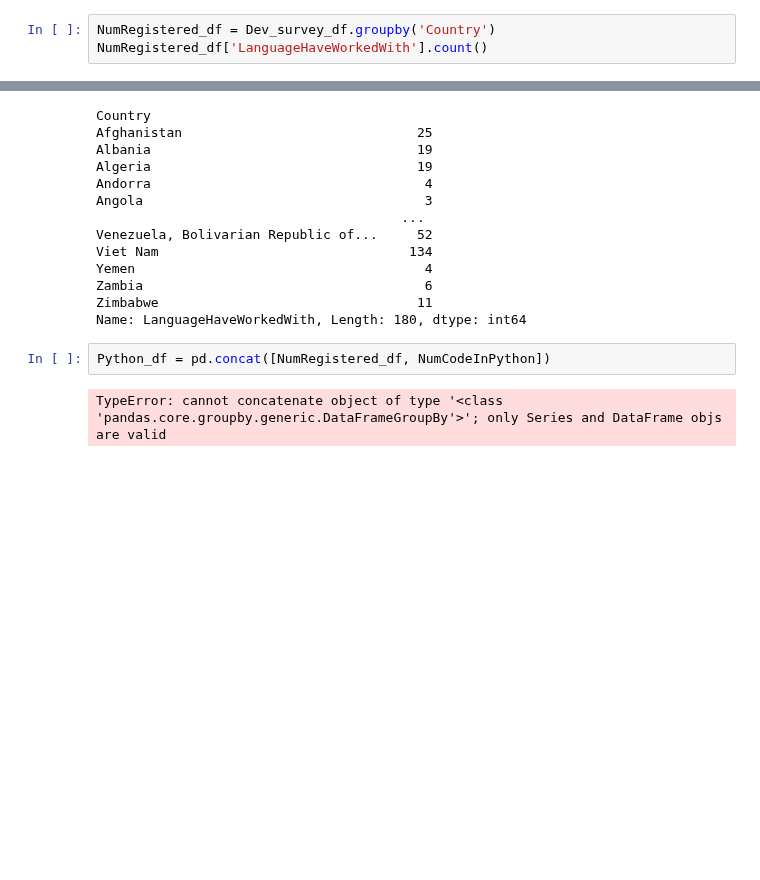
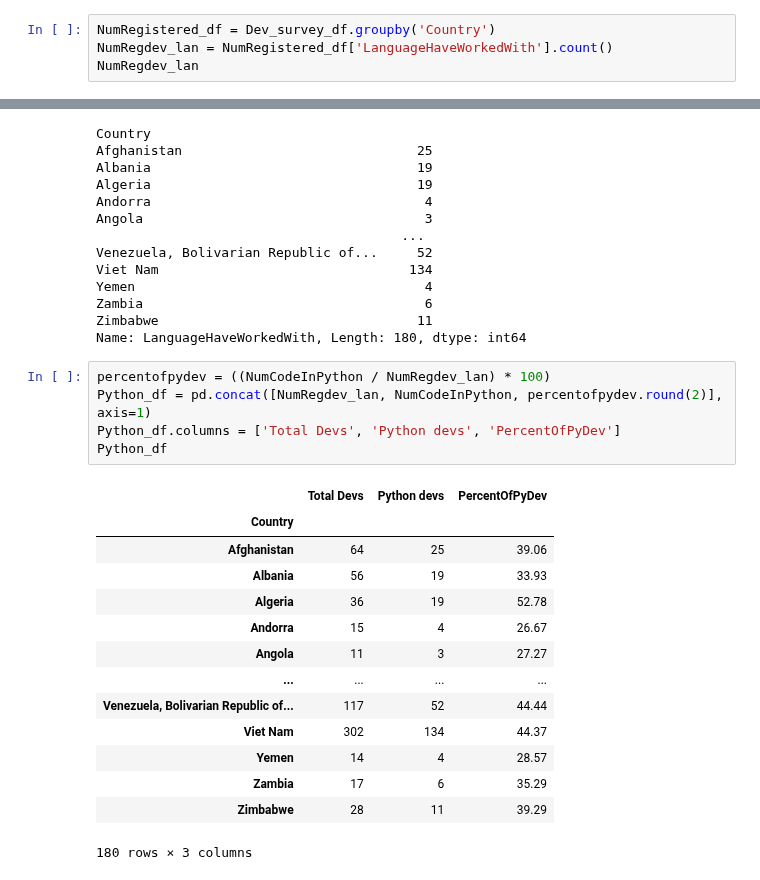
Before and after one commit to Ronnie5562/ML002, a Jupyter notebook: Section2/Pandas/Grouping_Aggregating.ipynb, the cells around one changed output, grey strips where cells are left out. Saved outputs shown, nothing was run; the diff lists cells and outputs as text; blank space fills up the shorter version.

Commit message:
Python is cool

```diff
--- a/Section2/Pandas/Grouping_Aggregating.ipynb
+++ b/Section2/Pandas/Grouping_Aggregating.ipynb
@@ -197,7 +206,8 @@ Name: LanguageHaveWorkedWith, Length: 71513, dtype: object
 - Using pandas, Calculate the percentage of people that can code in `python` in each country
 # %%
 NumRegistered_df = Dev_survey_df.groupby('Country')
-NumRegistered_df['LanguageHaveWorkedWith'].count()
+NumRegdev_lan = NumRegistered_df['LanguageHaveWorkedWith'].count()
+NumRegdev_lan
 # %% [output]
 Country
 Afghanistan                              64
@@ -230,6 +240,22 @@ Zambia                                    6
 Zimbabwe                                 11
 Name: LanguageHaveWorkedWith, Length: 180, dtype: int64
 # %%
-Python_df = pd.concat([NumRegistered_df, NumCodeInPython])
+percentofpydev = ((NumCodeInPython / NumRegdev_lan) * 100)
+Python_df = pd.concat([NumRegdev_lan, NumCodeInPython, percentofpydev.round(2)], axis=1)
+Python_df.columns = ['Total Devs', 'Python devs', 'PercentOfPyDev']
+Python_df
 # %% [output]
+|  | Total Devs | Python devs | PercentOfPyDev |
+| Country |  |  |  |
+| Afghanistan | 64 | 25 | 39.06 |
+| Albania | 56 | 19 | 33.93 |
+| Algeria | 36 | 19 | 52.78 |
+| Andorra | 15 | 4 | 26.67 |
+| Angola | 11 | 3 | 27.27 |
+| ... | ... | ... | ... |
+| Venezuela, Bolivarian Republic of... | 117 | 52 | 44.44 |
+| Viet Nam | 302 | 134 | 44.37 |
+| Yemen | 14 | 4 | 28.57 |
+| Zambia | 17 | 6 | 35.29 |
+| Zimbabwe | 28 | 11 | 39.29 |
-TypeError: cannot concatenate object of type '<class 'pandas.core.groupby.generic.DataFrameGroupBy'>'; only Series and DataFrame objs are valid
+180 rows × 3 columns
```
Also changed, not shown: parts of 5 cells of this notebook, 5 other files.
